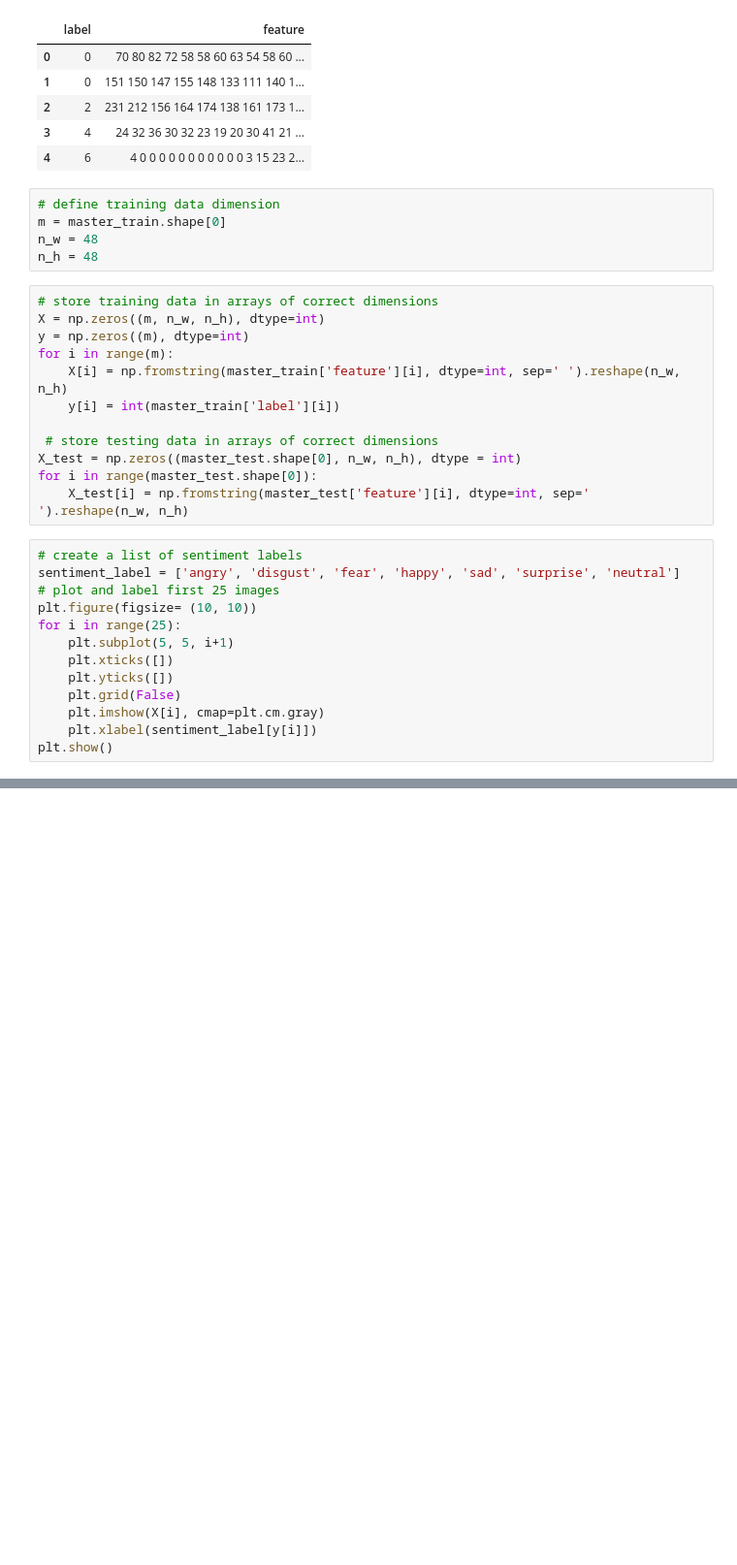
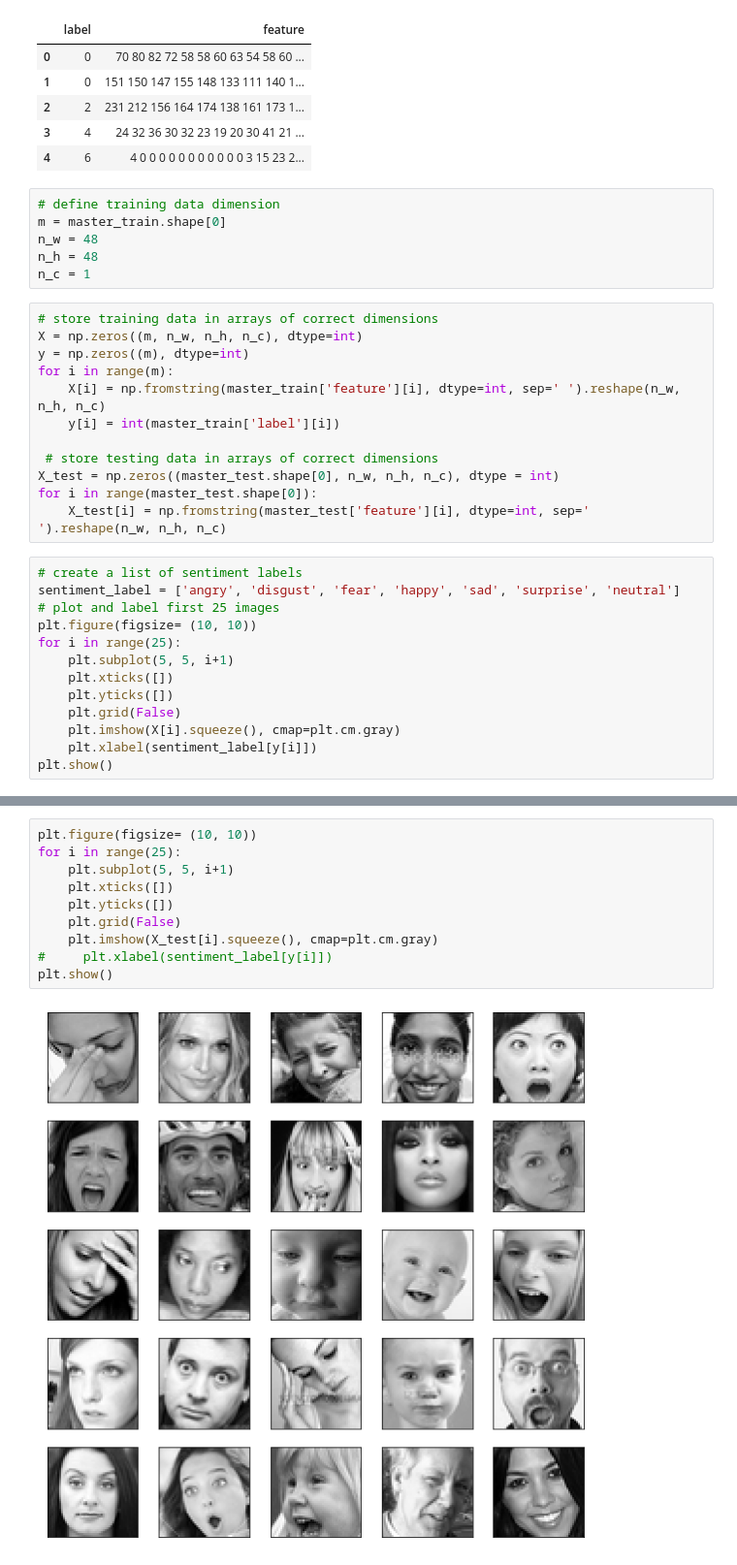
Before and after one commit to MTang0728/Image-Sentiment-Classification, a Jupyter notebook: sentiment_classifier.ipynb, the cells around one changed output, grey strips where cells are left out. Shown at 97% size. Drawn from its saved outputs; the diff is of its cells as text; blank space fills up the shorter version.

```diff
--- a/sentiment_classifier.ipynb
+++ b/sentiment_classifier.ipynb
@@ -20,18 +20,19 @@ master_train.head()
 m = master_train.shape[0]
 n_w = 48
 n_h = 48
+n_c = 1
 # %%
 # store training data in arrays of correct dimensions
-X = np.zeros((m, n_w, n_h), dtype=int)
+X = np.zeros((m, n_w, n_h, n_c), dtype=int)
 y = np.zeros((m), dtype=int)
 for i in range(m):
-    X[i] = np.fromstring(master_train['feature'][i], dtype=int, sep=' ').reshape(n_w, n_h)
+    X[i] = np.fromstring(master_train['feature'][i], dtype=int, sep=' ').reshape(n_w, n_h, n_c)
     y[i] = int(master_train['label'][i])
 
  # store testing data in arrays of correct dimensions
-X_test = np.zeros((master_test.shape[0], n_w, n_h), dtype = int)
+X_test = np.zeros((master_test.shape[0], n_w, n_h, n_c), dtype = int)
 for i in range(master_test.shape[0]):
-    X_test[i] = np.fromstring(master_test['feature'][i], dtype=int, sep=' ').reshape(n_w, n_h)
+    X_test[i] = np.fromstring(master_test['feature'][i], dtype=int, sep=' ').reshape(n_w, n_h, n_c)
 # %%
 # create a list of sentiment labels
 sentiment_label = ['angry', 'disgust', 'fear', 'happy', 'sad', 'surprise', 'neutral']
@@ -42,8 +43,20 @@ for i in range(25):
     plt.xticks([])
     plt.yticks([])
     plt.grid(False)
-    plt.imshow(X[i], cmap=plt.cm.gray)
+    plt.imshow(X[i].squeeze(), cmap=plt.cm.gray)
     plt.xlabel(sentiment_label[y[i]])
 plt.show()
 # %% [output]
 [figure]
+# %%
+plt.figure(figsize= (10, 10))
+for i in range(25):
+    plt.subplot(5, 5, i+1)
+    plt.xticks([])
+    plt.yticks([])
+    plt.grid(False)
+    plt.imshow(X_test[i].squeeze(), cmap=plt.cm.gray)
+#     plt.xlabel(sentiment_label[y[i]])
+plt.show()
+# %% [output]
+[figure, added]
```
Also changed, not shown: parts of 24 cells of this notebook, 1 other file.
